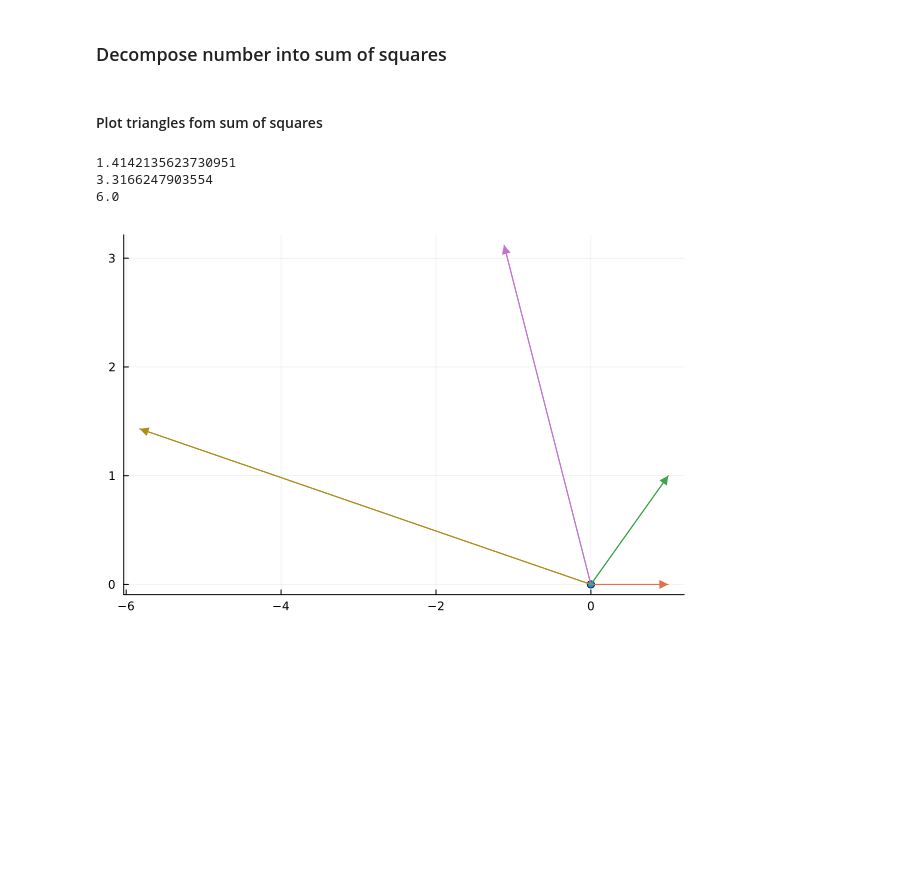
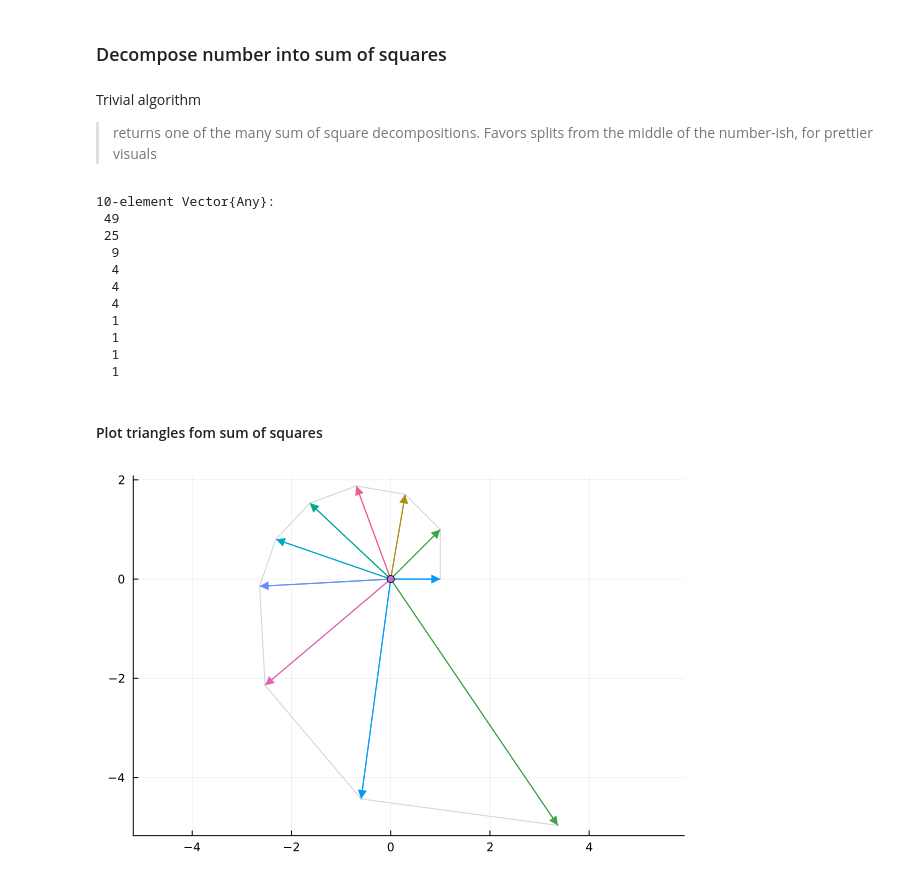
Before and after one commit to RohanGautam/SquareRoot, a Jupyter notebook: sqrt_viz.ipynb, the cells around one changed output. Cells and saved outputs as stored; diff of their text form; code cells hidden in the pictures; blank space fills up the shorter version.

Commit message:
add trivial decomposition logic

```diff
--- a/sqrt_viz.ipynb
+++ b/sqrt_viz.ipynb
@@ -1,34 +1,73 @@
 # %% [markdown]
 ### Decompose number into sum of squares
+# %% [markdown]
+Trivial algorithm
+
+> returns one of the many sum of square decompositions. Favors splits from the middle of the number-ish, for prettier visuals
+# %%
+function get_squares(num, squares = [])
+    part1 = 0
+    if num==1
+        part1=1
+    else
+        for i in reverse(1:floor(Integer, num/2))
+            if floor(√i) == √i
+                part1=i
+                break
+            end
+        end
+    end
+    push!(squares, part1)
+    part2 = num - part1
+    if part2>0
+        get_squares(part2, squares)
+    else
+        return squares
+    end
+
+end
+
+get_squares(99)
+# %% [output]
+10-element Vector{Any}:
+ 49
+ 25
+  9
+  4
+  4
+  4
+  1
+  1
+  1
+  1
 # %% [markdown]
 #### Plot triangles fom sum of squares
 # %%
 using Plots
 import LinearAlgebra:norm
 # %%
-nums = [1,1,3,5] # 6sq = 1sq + 1sq +..5sq
+# nums = [1,1,3,5] # 6sq = 1sq + 1sq +..5sq
+nums = map(√,reverse(get_squares(36)))
 
-plot()
-scatter!([0],[0], label=nothing)
+plot(aspect_ratio=:equal)
 prev_vec = 0
+cur_vec = 0
 for i in 1:length(nums)
     if i==1
-        prev_vec = [nums[i],0]
+        cur_vec = [nums[i],0]
     else
         θ = atan(nums[i]/norm(prev_vec))
         r = norm([nums[i], norm(prev_vec)])
-        println(r)
-        rot_matrix = [cos(θ) -sin(θ); sin(θ) cos(θ)]
-        # rescale , rotate and update prev vector for next iteration
-        prev_vec = rot_matrix * ((prev_vec/norm(prev_vec))*r)
+        rot_scale_matrix = r*[cos(θ) -sin(θ); sin(θ) cos(θ)]
+        cur_vec = rot_scale_matrix * (prev_vec/norm(prev_vec))
+        # close triangle if needed
+        plot!([prev_vec[1],cur_vec[1]], [prev_vec[2],cur_vec[2]], label=nothing, color="lightgrey")
     end
-    # println(prev_vec)
-    plot!([0,prev_vec[1]], [0,prev_vec[2]], label=nothing, arrow=(:closed))
+    plot!([0,cur_vec[1]], [0,cur_vec[2]], label=nothing, arrow=(:closed))
+    prev_vec = cur_vec
 end
 
+scatter!([0],[0], label=nothing)
 current()
 # %% [output]
-1.4142135623730951
-3.3166247903554
-6.0
-[figure, old version]
+[figure, new version]
```
